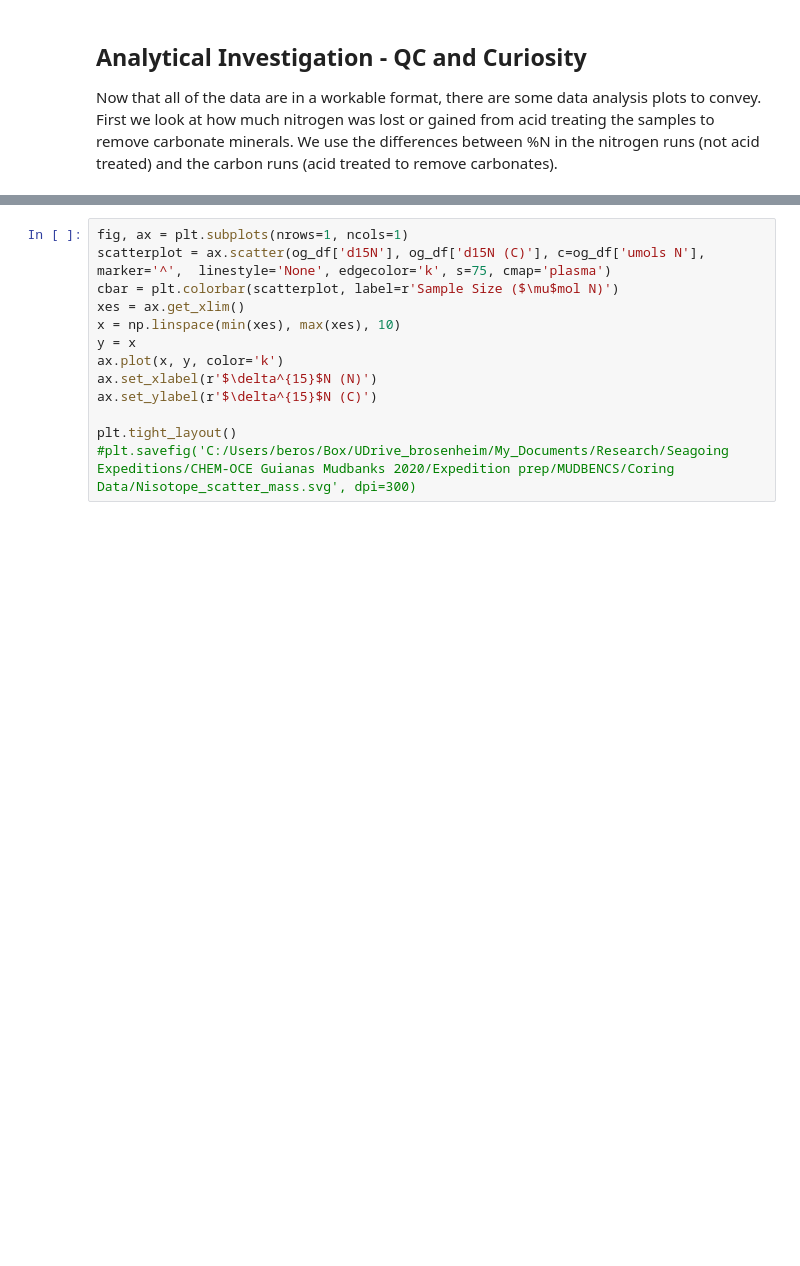
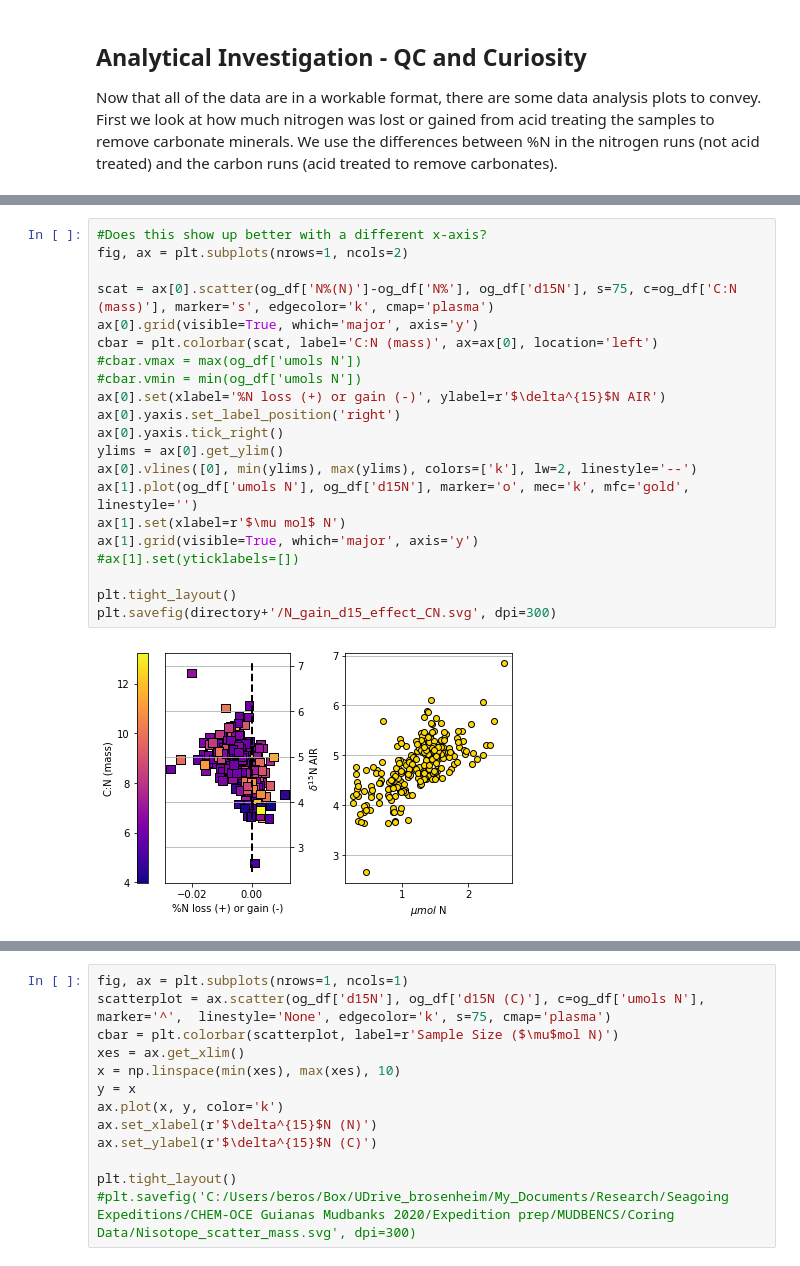
Before and after one commit to DirtBurner/MUDBENCS, a Jupyter notebook: MUDBENCS_MC_Data.ipynb, the cells around one changed output, grey strips where cells are left out. Drawn from its saved outputs; the diff is of its cells as text; blank space fills up the shorter version.

```diff
--- a/MUDBENCS_MC_Data.ipynb
+++ b/MUDBENCS_MC_Data.ipynb
@@ -154,3 +172,26 @@ plt.tight_layout()
 #plt.savefig('C:/Users/beros/Box/UDrive_brosenheim/My_Documents/Research/Seagoing Expeditions/CHEM-OCE Guianas Mudbanks 2020/Expedition prep/MUDBENCS/Coring Data/percentN_scatter_isotope_diffs.svg', dpi=300)
 # %% [output]
 [figure]
+# %%
+#Does this show up better with a different x-axis?
+fig, ax = plt.subplots(nrows=1, ncols=2)
+
+scat = ax[0].scatter(og_df['N%(N)']-og_df['N%'], og_df['d15N'], s=75, c=og_df['C:N (mass)'], marker='s', edgecolor='k', cmap='plasma')
+ax[0].grid(visible=True, which='major', axis='y')
+cbar = plt.colorbar(scat, label='C:N (mass)', ax=ax[0], location='left')
+#cbar.vmax = max(og_df['umols N'])
+#cbar.vmin = min(og_df['umols N'])
+ax[0].set(xlabel='%N loss (+) or gain (-)', ylabel=r'$\delta^{15}$N AIR')
+ax[0].yaxis.set_label_position('right')
+ax[0].yaxis.tick_right()
+ylims = ax[0].get_ylim()
+ax[0].vlines([0], min(ylims), max(ylims), colors=['k'], lw=2, linestyle='--')
+ax[1].plot(og_df['umols N'], og_df['d15N'], marker='o', mec='k', mfc='gold', linestyle='')
+ax[1].set(xlabel=r'$\mu mol$ N')
+ax[1].grid(visible=True, which='major', axis='y')
+#ax[1].set(yticklabels=[])
+
+plt.tight_layout()
+plt.savefig(directory+'/N_gain_d15_effect_CN.svg', dpi=300)
+# %% [output]
+[figure, added]
```
Also changed, not shown: parts of 10 cells of this notebook, 3 other files.
